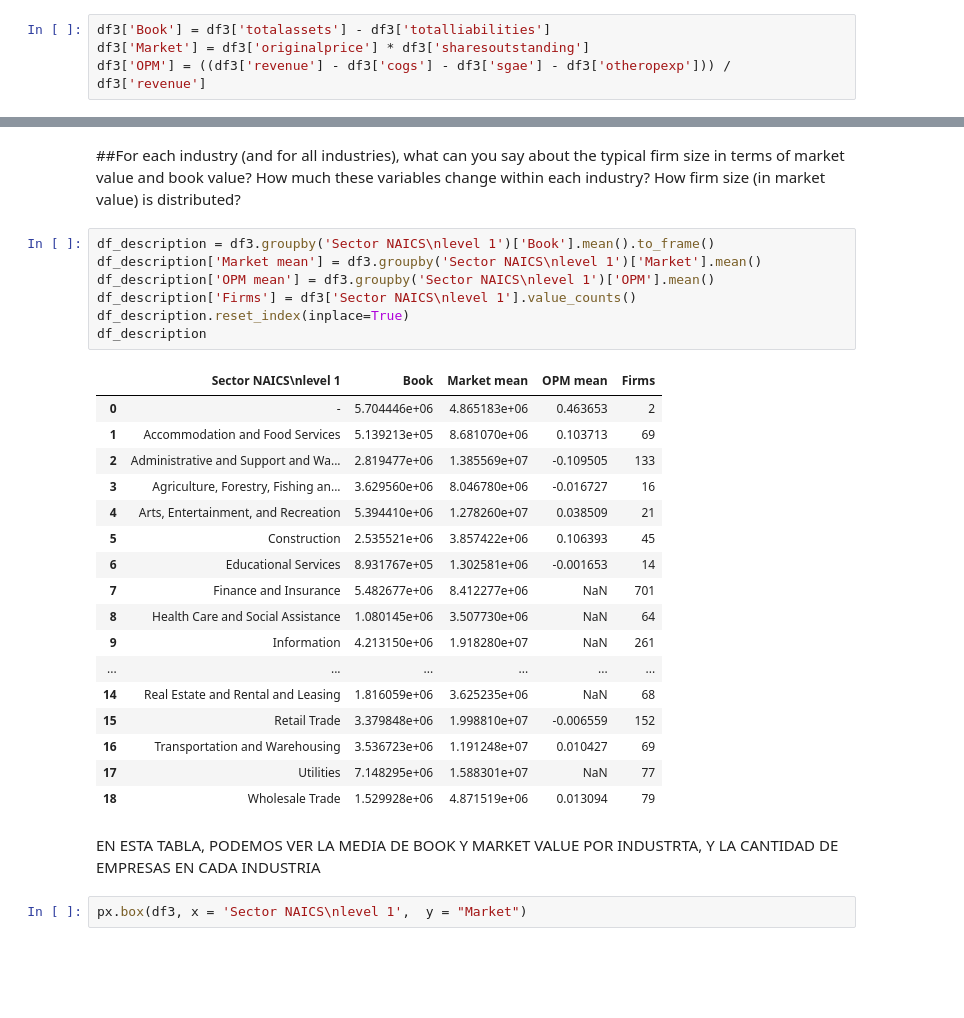
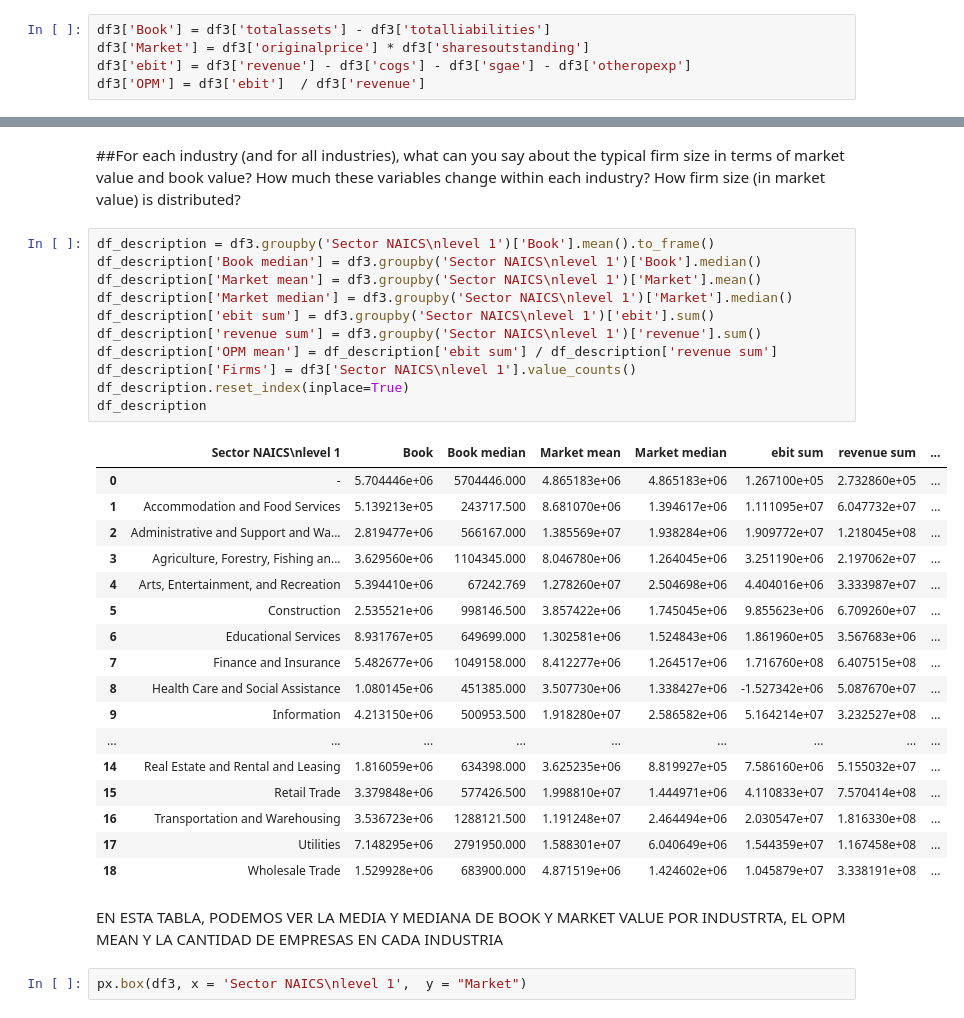
Before and after one commit to Leonardoalv201/Estadistica, a Jupyter notebook: Portafolio Análisis/Entregable.ipynb, the cells around one changed output, grey strips where cells are left out. Saved outputs shown, nothing was run; the diff lists cells and outputs as text; blank space fills up the shorter version.

```diff
--- a/Portafolio Análisis/Entregable.ipynb
+++ b/Portafolio Análisis/Entregable.ipynb
@@ -85,7 +85,8 @@ CREAMOS NUEVOS CAMPOS EN EL DATAFRAME, DONDE GUARDAMOS EL BOOK VALUE, MARKET VAL
 # %%
 df3['Book'] = df3['totalassets'] - df3['totalliabilities']
 df3['Market'] = df3['originalprice'] * df3['sharesoutstanding']
-df3['OPM'] = ((df3['revenue'] - df3['cogs'] - df3['sgae'] - df3['otheropexp'])) / df3['revenue']
+df3['ebit'] = df3['revenue'] - df3['cogs'] - df3['sgae'] - df3['otheropexp']
+df3['OPM'] = df3['ebit']  / df3['revenue']
 # %% [output]
 A value is trying to be set on a copy of a slice from a DataFrame.
 Try using .loc[row_indexer,col_indexer] = value instead
@@ -122,31 +128,35 @@ df3
 ##For each industry (and for all industries), what can you say about the typical firm size in terms of market value and book value? How much these variables change within each industry? How firm size (in market value) is distributed?
 # %%
 df_description = df3.groupby('Sector NAICS\nlevel 1')['Book'].mean().to_frame()
+df_description['Book median'] = df3.groupby('Sector NAICS\nlevel 1')['Book'].median()
 df_description['Market mean'] = df3.groupby('Sector NAICS\nlevel 1')['Market'].mean()
-df_description['OPM mean'] = df3.groupby('Sector NAICS\nlevel 1')['OPM'].mean()
+df_description['Market median'] = df3.groupby('Sector NAICS\nlevel 1')['Market'].median()
+df_description['ebit sum'] = df3.groupby('Sector NAICS\nlevel 1')['ebit'].sum()
+df_description['revenue sum'] = df3.groupby('Sector NAICS\nlevel 1')['revenue'].sum()
+df_description['OPM mean'] = df_description['ebit sum'] / df_description['revenue sum']
 df_description['Firms'] = df3['Sector NAICS\nlevel 1'].value_counts()
 df_description.reset_index(inplace=True)
 df_description
 # %% [output]
-|  | Sector NAICS\nlevel 1 | Book | Market mean | OPM mean | Firms |
-| 0 | - | 5.704446e+06 | 4.865183e+06 | 0.463653 | 2 |
-| 1 | Accommodation and Food Services | 5.139213e+05 | 8.681070e+06 | 0.103713 | 69 |
-| 2 | Administrative and Support and Wa... | 2.819477e+06 | 1.385569e+07 | -0.109505 | 133 |
-| 3 | Agriculture, Forestry, Fishing an... | 3.629560e+06 | 8.046780e+06 | -0.016727 | 16 |
-| 4 | Arts, Entertainment, and Recreation | 5.394410e+06 | 1.278260e+07 | 0.038509 | 21 |
-| 5 | Construction | 2.535521e+06 | 3.857422e+06 | 0.106393 | 45 |
-| 6 | Educational Services | 8.931767e+05 | 1.302581e+06 | -0.001653 | 14 |
-| 7 | Finance and Insurance | 5.482677e+06 | 8.412277e+06 | NaN | 701 |
-| 8 | Health Care and Social Assistance | 1.080145e+06 | 3.507730e+06 | NaN | 64 |
-| 9 | Information | 4.213150e+06 | 1.918280e+07 | NaN | 261 |
-| ... | ... | ... | ... | ... | ... |
-| 14 | Real Estate and Rental and Leasing | 1.816059e+06 | 3.625235e+06 | NaN | 68 |
-| 15 | Retail Trade | 3.379848e+06 | 1.998810e+07 | -0.006559 | 152 |
-| 16 | Transportation and Warehousing | 3.536723e+06 | 1.191248e+07 | 0.010427 | 69 |
-| 17 | Utilities | 7.148295e+06 | 1.588301e+07 | NaN | 77 |
-| 18 | Wholesale Trade | 1.529928e+06 | 4.871519e+06 | 0.013094 | 79 |
+|  | Sector NAICS\nlevel 1 | Book | Book median | Market mean | Market median | ebit sum | revenue sum | ... |
+| 0 | - | 5.704446e+06 | 5704446.000 | 4.865183e+06 | 4.865183e+06 | 1.267100e+05 | 2.732860e+05 | ... |
+| 1 | Accommodation and Food Services | 5.139213e+05 | 243717.500 | 8.681070e+06 | 1.394617e+06 | 1.111095e+07 | 6.047732e+07 | ... |
+| 2 | Administrative and Support and Wa... | 2.819477e+06 | 566167.000 | 1.385569e+07 | 1.938284e+06 | 1.909772e+07 | 1.218045e+08 | ... |
+| 3 | Agriculture, Forestry, Fishing an... | 3.629560e+06 | 1104345.000 | 8.046780e+06 | 1.264045e+06 | 3.251190e+06 | 2.197062e+07 | ... |
+| 4 | Arts, Entertainment, and Recreation | 5.394410e+06 | 67242.769 | 1.278260e+07 | 2.504698e+06 | 4.404016e+06 | 3.333987e+07 | ... |
+| 5 | Construction | 2.535521e+06 | 998146.500 | 3.857422e+06 | 1.745045e+06 | 9.855623e+06 | 6.709260e+07 | ... |
+| 6 | Educational Services | 8.931767e+05 | 649699.000 | 1.302581e+06 | 1.524843e+06 | 1.861960e+05 | 3.567683e+06 | ... |
+| 7 | Finance and Insurance | 5.482677e+06 | 1049158.000 | 8.412277e+06 | 1.264517e+06 | 1.716760e+08 | 6.407515e+08 | ... |
+| 8 | Health Care and Social Assistance | 1.080145e+06 | 451385.000 | 3.507730e+06 | 1.338427e+06 | -1.527342e+06 | 5.087670e+07 | ... |
+| 9 | Information | 4.213150e+06 | 500953.500 | 1.918280e+07 | 2.586582e+06 | 5.164214e+07 | 3.232527e+08 | ... |
+| ... | ... | ... | ... | ... | ... | ... | ... | ... |
+| 14 | Real Estate and Rental and Leasing | 1.816059e+06 | 634398.000 | 3.625235e+06 | 8.819927e+05 | 7.586160e+06 | 5.155032e+07 | ... |
+| 15 | Retail Trade | 3.379848e+06 | 577426.500 | 1.998810e+07 | 1.444971e+06 | 4.110833e+07 | 7.570414e+08 | ... |
+| 16 | Transportation and Warehousing | 3.536723e+06 | 1288121.500 | 1.191248e+07 | 2.464494e+06 | 2.030547e+07 | 1.816330e+08 | ... |
+| 17 | Utilities | 7.148295e+06 | 2791950.000 | 1.588301e+07 | 6.040649e+06 | 1.544359e+07 | 1.167458e+08 | ... |
+| 18 | Wholesale Trade | 1.529928e+06 | 683900.000 | 4.871519e+06 | 1.424602e+06 | 1.045879e+07 | 3.338191e+08 | ... |
 # %% [markdown]
-EN ESTA TABLA, PODEMOS VER LA MEDIA DE BOOK Y MARKET VALUE POR INDUSTRTA, Y LA CANTIDAD DE EMPRESAS EN CADA INDUSTRIA
+EN ESTA TABLA, PODEMOS VER LA MEDIA Y MEDIANA DE BOOK Y MARKET VALUE POR INDUSTRTA, EL OPM MEAN Y LA CANTIDAD DE EMPRESAS EN CADA INDUSTRIA
 # %%
 px.box(df3, x = 'Sector NAICS\nlevel 1',  y = "Market")
 # %% [output]
```
Also changed, not shown: parts of 22 cells of this notebook.
